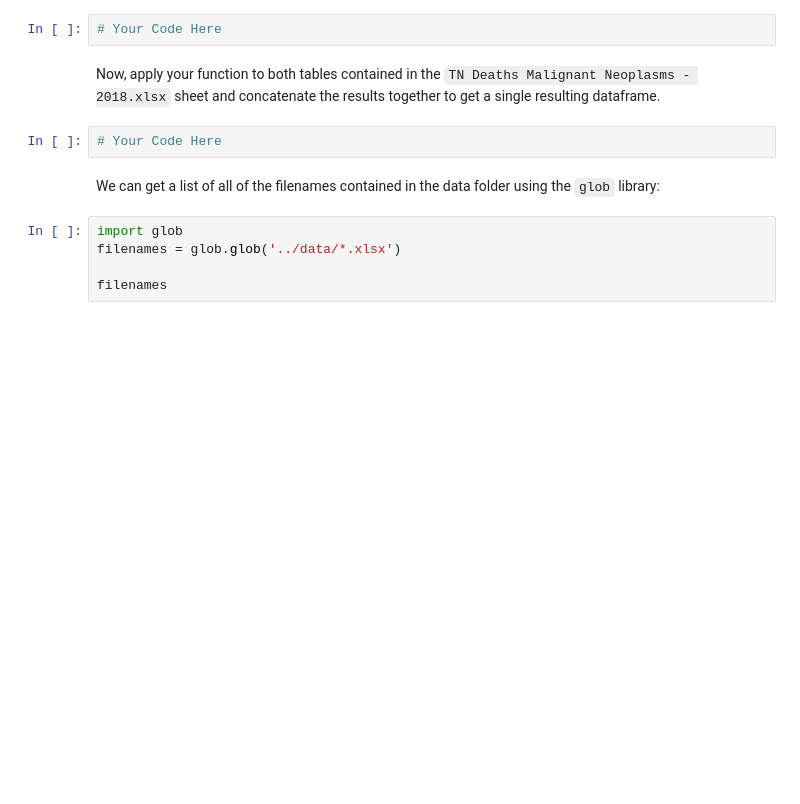
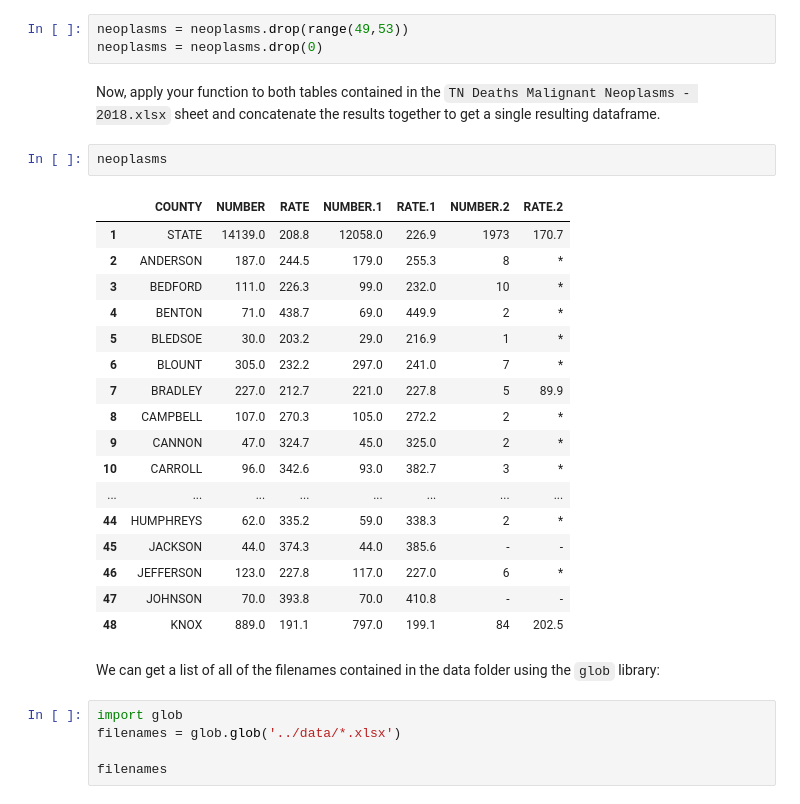
Before and after one commit to NSS-Data-Analytics-Cohort-11/loops-functions-practice-DoubleM85, a Jupyter notebook: notebooks/Loops_and_Functions_Practice.ipynb, the cells around one changed output. Cells and saved outputs as stored; diff of their text form; blank space fills up the shorter version.

```diff
--- a/notebooks/Loops_and_Functions_Practice.ipynb
+++ b/notebooks/Loops_and_Functions_Practice.ipynb
@@ -366,11 +413,30 @@ Do the following steps to clean up the resulting dataframe:
 
 Once you have these steps figured out, create a function named `get_deaths_data` that takes as input a `filepath` and string of `usecols` and returns the resulting cleaned up dataframe.
 # %%
-# Your Code Here
+neoplasms = neoplasms.drop(range(49,53))
+neoplasms = neoplasms.drop(0)
 # %% [markdown]
 Now, apply your function to both tables contained in the `TN Deaths Malignant Neoplasms - 2018.xlsx` sheet and concatenate the results together to get a single resulting dataframe.
 # %%
-# Your Code Here
+neoplasms
+# %% [output]
+|  | COUNTY | NUMBER | RATE | NUMBER.1 | RATE.1 | NUMBER.2 | RATE.2 |
+| 1 | STATE | 14139.0 | 208.8 | 12058.0 | 226.9 | 1973 | 170.7 |
+| 2 | ANDERSON | 187.0 | 244.5 | 179.0 | 255.3 | 8 | * |
+| 3 | BEDFORD | 111.0 | 226.3 | 99.0 | 232.0 | 10 | * |
+| 4 | BENTON | 71.0 | 438.7 | 69.0 | 449.9 | 2 | * |
+| 5 | BLEDSOE | 30.0 | 203.2 | 29.0 | 216.9 | 1 | * |
+| 6 | BLOUNT | 305.0 | 232.2 | 297.0 | 241.0 | 7 | * |
+| 7 | BRADLEY | 227.0 | 212.7 | 221.0 | 227.8 | 5 | 89.9 |
+| 8 | CAMPBELL | 107.0 | 270.3 | 105.0 | 272.2 | 2 | * |
+| 9 | CANNON | 47.0 | 324.7 | 45.0 | 325.0 | 2 | * |
+| 10 | CARROLL | 96.0 | 342.6 | 93.0 | 382.7 | 3 | * |
+| ... | ... | ... | ... | ... | ... | ... | ... |
+| 44 | HUMPHREYS | 62.0 | 335.2 | 59.0 | 338.3 | 2 | * |
+| 45 | JACKSON | 44.0 | 374.3 | 44.0 | 385.6 | - | - |
+| 46 | JEFFERSON | 123.0 | 227.8 | 117.0 | 227.0 | 6 | * |
+| 47 | JOHNSON | 70.0 | 393.8 | 70.0 | 410.8 | - | - |
+| 48 | KNOX | 889.0 | 191.1 | 797.0 | 199.1 | 84 | 202.5 |
 # %% [markdown]
 We can get a list of all of the filenames contained in the data folder using the `glob` library:
 # %%
```
Also changed, not shown: parts of 9 cells of this notebook, 12 other files.
